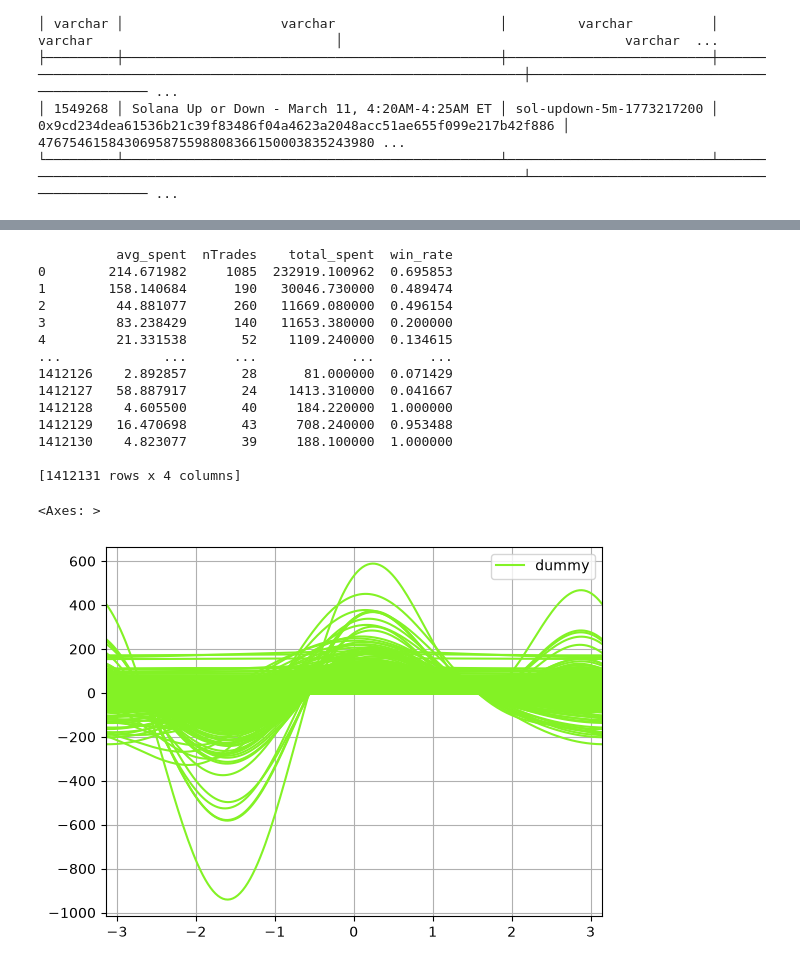
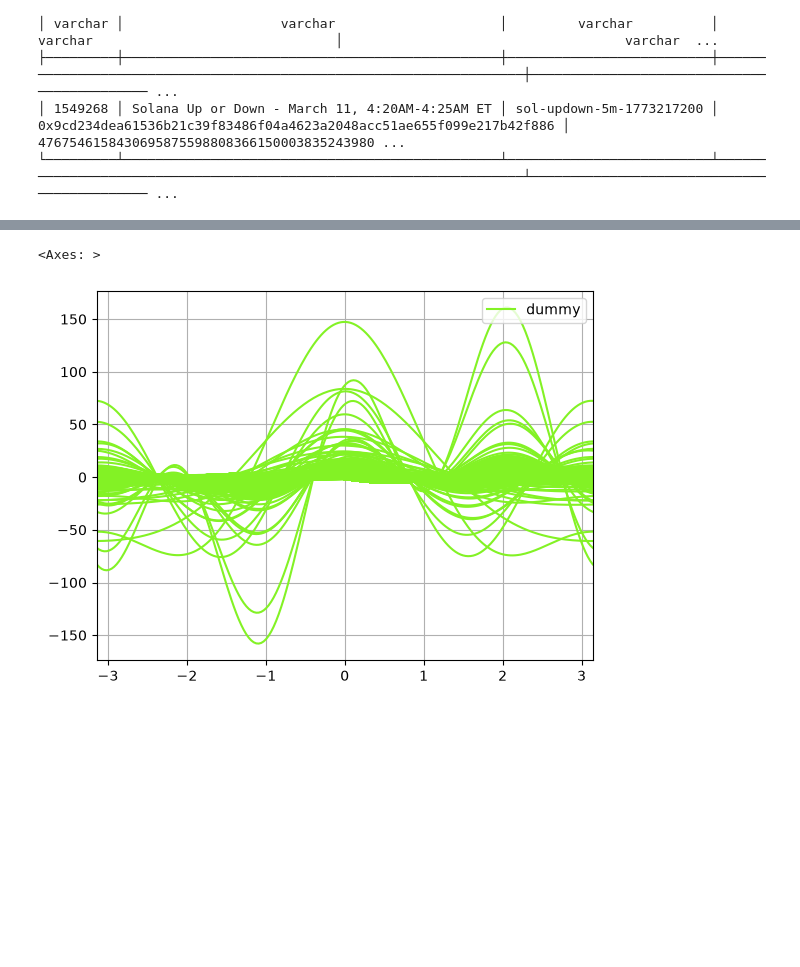
Before and after one commit to TheLonelyBaloney/Perso4, a Jupyter notebook: UserAnalytics.ipynb, the cells around one changed output, grey strips where cells are left out. Cells and saved outputs as stored; diff of their text form; code cells hidden in the pictures; blank space fills up the shorter version.

```diff
--- a/UserAnalytics.ipynb
+++ b/UserAnalytics.ipynb
@@ -33,5 +35,4 @@ Trade Schema:
 │ 1549268 │ Solana Up or Down - March 11, 4:20AM-4:25AM ET │ sol-updown-5m-1773217200 │ 0x9cd234dea61536b21c39f83486f04a4623a2048acc51ae655f099e217b42f886 │ 4767546158430695875598808366150003835243980 ...
 └─────────┴────────────────────────────────────────────────┴──────────────────────────┴────────────────────────────────────────────────────────────────────┴──────────────────────────────────────────── ...
 # %%
-userlist = duckdb.query(f"SELECT address, COUNT(*) AS nTrades, AVG(CAST(won AS INTEGER)) AS win_rate, AVG(usd_amount) as avg_spent, SUM(usd_amount) as total_spent FROM '{usersPQ}' GROUP BY address HAVING COUNT(*) > 20")
-print(userlist)
+userdf = duckdb.query(f"SELECT address, COUNT(*) AS nTrades, AVG(CAST(won AS INTEGER)) AS win_rate, AVG(usd_amount) as avg_spent, SUM(usd_amount) as total_spent, STDDEV(price) as std_price, AVG(price) as avg_price FROM '{usersPQ}' GROUP BY address HAVING COUNT(*) > 20 LIMIT 20000").to_df()
@@ -56,3 +38,0 @@ print(userlist)
-# %%
-userdf = userlist.to_df()
-print(userdf)
@@ -77,25 +39,10 @@ print(userdf)
 # %%
 import pandas as pd
-userdf["dummy"] = "dummy"
-keepcolumn = ["address","dummy"]
-rest = userdf.columns.difference(keepcolumn)
-print(userdf[rest])
-userdf[rest] = (userdf[rest] - userdf[rest].mean())/userdf[rest].std()
-pd.plotting.andrews_curves(userdf[userdf.columns.difference(["address"])], 'dummy')
+
+rest = userdf.columns.difference(["address","dummy"])
+normdf = (userdf[rest] - userdf[rest].mean())/userdf[rest].std()
+normdf["dummy"] = "dummy"
+pd.plotting.andrews_curves(normdf, 'dummy', samples=200)
 # %% [output]
-          avg_spent  nTrades    total_spent  win_rate
-0        214.671982     1085  232919.100962  0.695853
-1        158.140684      190   30046.730000  0.489474
-2         44.881077      260   11669.080000  0.496154
-3         83.238429      140   11653.380000  0.200000
-4         21.331538       52    1109.240000  0.134615
-...             ...      ...            ...       ...
-1412126    2.892857       28      81.000000  0.071429
-1412127   58.887917       24    1413.310000  0.041667
-1412128    4.605500       40     184.220000  1.000000
-1412129   16.470698       43     708.240000  0.953488
-1412130    4.823077       39     188.100000  1.000000
-
-[1412131 rows x 4 columns]
+<Axes: >
-<Axes: >
-[figure, old version]
+[figure, new version]
```
Also changed, not shown: parts of 8 cells of this notebook, 5 other files.
